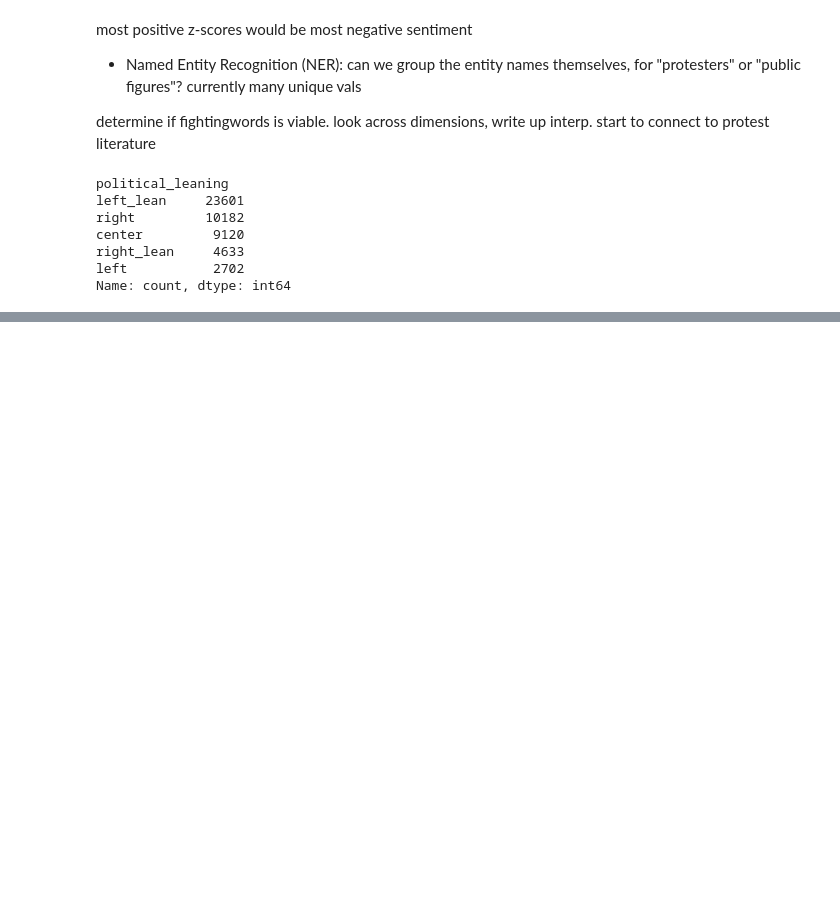
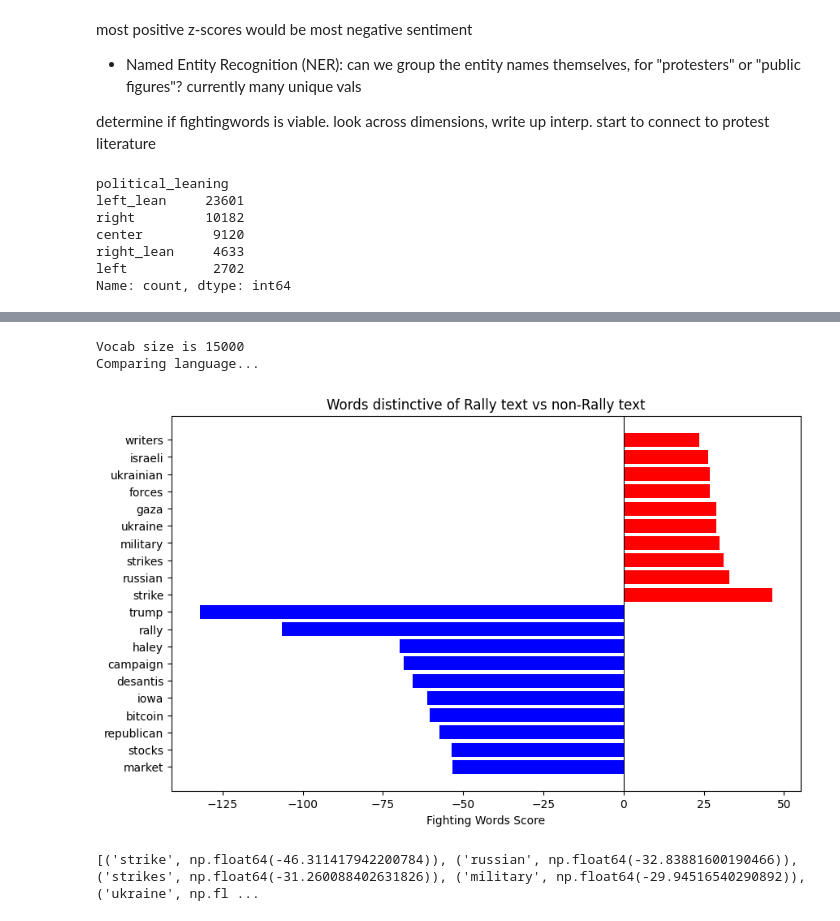
Before and after one commit to jjzhao12/protests_chai, a Jupyter notebook: eda.ipynb, the cells around one changed output, grey strips where cells are left out. Saved outputs shown, nothing was run; the diff lists cells and outputs as text; code cells hidden in the pictures; blank space fills up the shorter version.

```diff
--- a/eda.ipynb
+++ b/eda.ipynb
@@ -278,0 +279,42 @@ Comparing language...
+# %%
+from fighting_words import bayes_compare_language
+
+
+df['maintext'] = df['maintext'].str.lower()
+left_set = df[df['keyword_matches'].apply(lambda x: "rally" in x)]
+right_set = df[df['keyword_matches'].apply(lambda x: "rally" not in x)]
+
+l1_series = left_set['maintext']
+l2_series = right_set['maintext']
+
+trimmed_l1 = l1_series.tolist()[:12]
+trimmed_l2 = l2_series.tolist()[:12]
+
+# Convert to list first:
+result = bayes_compare_language(l1_series.tolist(), l2_series.tolist())
+
+import matplotlib.pyplot as plt
+
+# Take top 10 from each side
+left_terms = result[-10:]
+right_terms = result[:10]
+
+# Prepare for plotting
+words = [w for w, s in left_terms] + [w for w, s in right_terms]
+scores = [-s for w, s in left_terms] + [-s for w, s in right_terms]
+colors = ["blue"] * len(left_terms) + ["red"] * len(right_terms)
+
+plt.figure(figsize=(10,6))
+plt.barh(words, scores, color=colors)
+plt.axvline(0, color="black", linewidth=0.8)
+plt.xlabel("Fighting Words Score")
+plt.title("Words distinctive of Rally text vs non-Rally text")
+plt.show()
+# %% [output]
+Vocab size is 15000
+Comparing language...
+[figure, added]
+# %%
+print(result[:10])
+# %% [output]
+[('strike', np.float64(-46.311417942200784)), ('russian', np.float64(-32.83881600190466)), ('strikes', np.float64(-31.260088402631826)), ('military', np.float64(-29.94516540290892)), ('ukraine', np.fl ...
```
Also changed, not shown: parts of 2 cells of this notebook, 14 other files.
